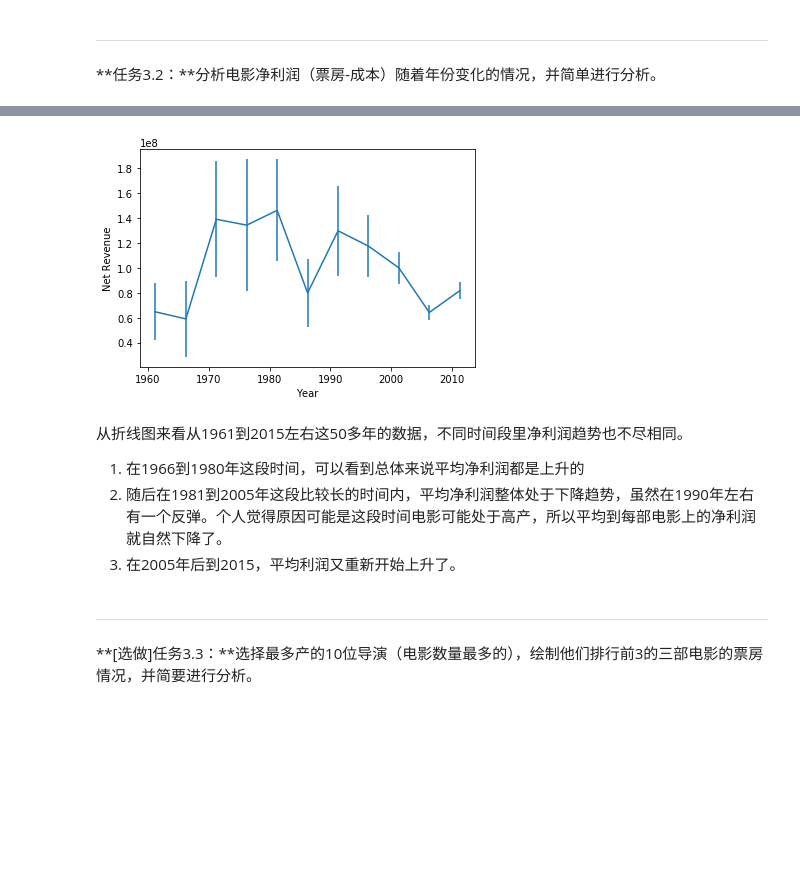
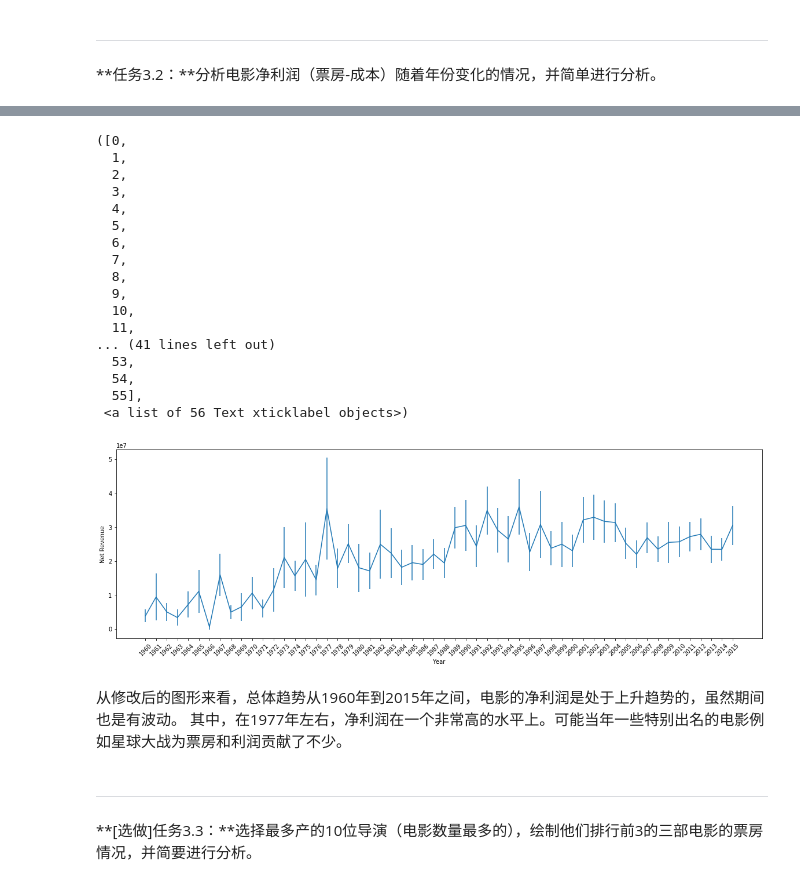
Before and after one commit to Kenifx/Movie, a Jupyter notebook: Explore Movie Dataset.ipynb, the cells around one changed output, grey strips where cells are left out. Cells and saved outputs as stored; diff of their text form; code cells hidden in the pictures; blank space fills up the shorter version.

```diff
--- a/Explore Movie Dataset.ipynb
+++ b/Explore Movie Dataset.ipynb
@@ -77,6 +77,3 @@ movie_data.describe()
 在真实的工作场景中，数据处理往往是最为费时费力的环节。但是幸运的是，我们提供给大家的 tmdb 数据集非常的「干净」，不需要大家做特别多的数据清洗以及处理工作。在这一步中，你的核心的工作主要是对数据表中的空值进行处理。你可以使用 `.fillna()` 来填补空值，当然也可以使用 `.dropna()` 来丢弃数据表中包含空值的某些行或者列。
 
 任务：使用适当的方法来清理空值，并将得到的数据保存。
-# %%
-movie_data.dropna(axis=0, inplace = True) #直接把带有null的行去掉，并用inplace=True保存
-movie_data.isnull().sum().sum()
@@ -84,0 +120,5 @@ movie_data.isnull().sum().sum()
+# %%
+#replace homepage Nan values with unknown
+values = {'homepage':'Unknown','tagline':'unknwon','keywords':'unknwon','production_companies':'unknown'}
+
+movie_data.fillna(value = 'unknown', inplace = True)
@@ -239,27 +356,46 @@ df2.sample()
 1 rows × 22 columns
 # %%
 # set bin edges, compute centers
-xbin_edges = np.arange(df2['release_year'].min()-5, df2['release_year'].max()+5, 5)
-xbin_centers = (xbin_edges + 0.5/2)[:-1]
-
+plt.figure(figsize = (20,6))
+#xbin_edges = np.arange(df2['release_year'].min()-10, df2['release_year'].max()+10, 10)
+#xbin_centers = (xbin_edges + 0.5/2)[:-1]
 
 
 # compute statistics in each bin
-data_xbins = pd.cut(df2['release_year'], xbin_edges, right = False, include_lowest = True)
-y_means = df2['net_revenue'].groupby(data_xbins).mean()
-y_sems = df2['net_revenue'].groupby(data_xbins).sem()
+#data_xbins = pd.cut(df2['release_year'], xbin_edges, right = False, include_lowest = True)
+#y_means = df2['net_revenue'].groupby(data_xbins).mean()
+#y_sems = df2['net_revenue'].groupby(data_xbins).sem()
 
+y_means = movie_data.groupby('release_year')['net_revenue'].mean()
+y_sems = movie_data.groupby('release_year')['net_revenue'].sem()
 # plot the summarized data
-plt.errorbar(x =xbin_centers, y = y_means, yerr = y_sems)
+#plt.errorbar(x =xbin_centers, y = y_means, yerr = y_sems)
+plt.errorbar(x = y_means.index.astype(str), y = y_means, yerr = y_sems)
 plt.xlabel('Year');
 plt.ylabel('Net Revenue');
+plt.xticks(rotation = 45)
 # %% [output]
+([0,
+  1,
+  2,
+  3,
+  4,
+  5,
+  6,
+  7,
+  8,
+  9,
+  10,
+  11,
+... (41 lines left out)
+  53,
+  54,
+  55],
+ <a list of 56 Text xticklabel objects>)
-[figure, old version]
+[figure, new version]
-# %% [markdown]
-从折线图来看从1961到2015左右这50多年的数据，不同时间段里净利润趋势也不尽相同。
-1. 在1966到1980年这段时间，可以看到总体来说平均净利润都是上升的
-2. 随后在1981到2005年这段比较长的时间内，平均净利润整体处于下降趋势，虽然在1990年左右有一个反弹。个人觉得原因可能是这段时间电影可能处于高产，所以平均到每部电影上的净利润就自然下降了。
-3. 在2005年后到2015，平均利润又重新开始上升了。
+# %% [markdown]
+从修改后的图形来看，总体趋势从1960年到2015年之间，电影的净利润是处于上升趋势的，虽然期间也是有波动。
+其中，在1977年左右，净利润在一个非常高的水平上。可能当年一些特别出名的电影例如星球大战为票房和利润贡献了不少。
 # %% [markdown]
 ---
 
```
Also changed, not shown: parts of 9 cells of this notebook, 1 other file.
